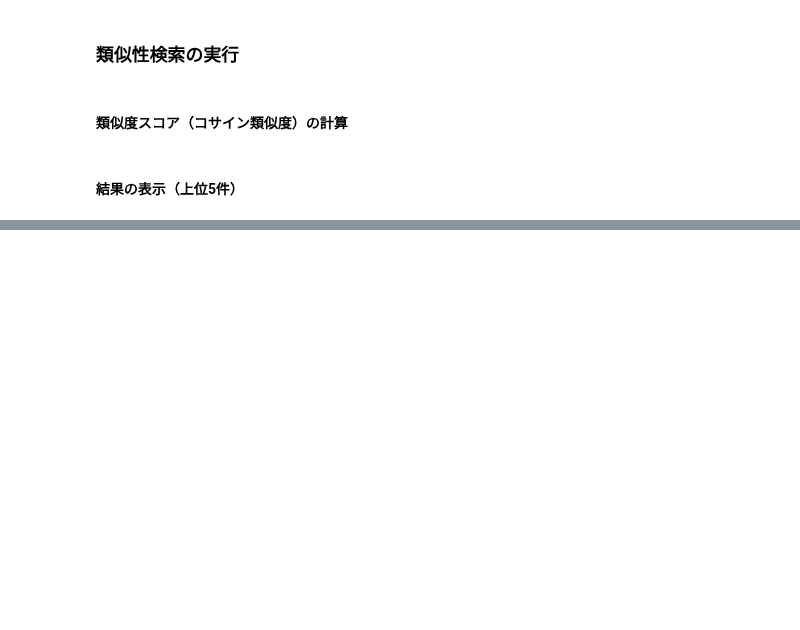
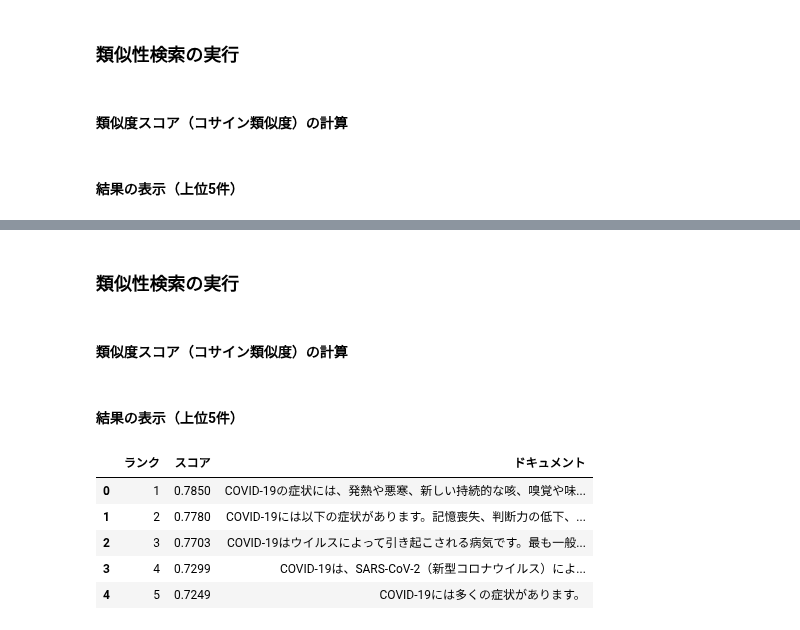
Before and after one commit to kutsushitaneko/orajam23_embedding, a Jupyter notebook: 10_oci_genai_cohere_embed_search.ipynb, the cells around one changed output, grey strips where cells are left out. Drawn from its saved outputs; the diff is of its cells as text; code cells hidden in the pictures; blank space fills up the shorter version.

Commit message:
Cohere Embed が単なるテキストの類似性だけでなくドキュメントの品質にも考慮していることを確認するデモを追加

```diff
--- a/10_oci_genai_cohere_embed_search.ipynb
+++ b/10_oci_genai_cohere_embed_search.ipynb
@@ -327,0 +334,2 @@ display(df.style
+# %%
+query1 = ["COVIT-19の症状は？"]
@@ -327,0 +360,48 @@ display(df.style
+# %%
+embed_text_detail.input_type = "SEARCH_QUERY" # 検索クエリー
+embed_text_detail.inputs = query1
+query_embedding1 = generative_ai_inference_client.embed_text(embed_text_detail)
+# レスポンスオブジェクトから埋め込みベクトルを抽出
+query_vector1 = np.array(query_embedding1.data.embeddings[0])
+# %% [markdown]
+### 類似性検索の実行
+# %% [markdown]
+#### 類似度スコア（コサイン類似度）の計算
+# %%
+# 類似度スコアの計算
+scores = np.dot(query_vector1, np.transpose(doc_embedding_vectors))
+# %% [markdown]
+#### 結果の表示（上位5件）
+# %%
+# スコアとドキュメントをデータフレームに変換
+#top_n = len(documents)
+top_n = 5
+top_doc_idxs = np.argsort(-scores)[:top_n]
+
+df = pd.DataFrame({
+    'ランク': range(1, top_n + 1),
+    'スコア': [f"{scores[i]:.4f}" for i in top_doc_idxs],
+    'ドキュメント': [documents[i] for i in top_doc_idxs]
+})
+# スコアの最小値と最大値に基づいて色付けを行う
+def color_scale(val):
+    score = float(val)
+    color = f'background-color: rgba(255, 99, 71, {score:.2f})'  # 赤色のグラデーション
+    return color
+
+# データフレームを表示（ヒートマップスタイル）
+display(df.style
+        .map(color_scale, subset=['スコア'])
+        .set_properties(**{'text-align': 'left'})
+        .set_table_styles([
+            {'selector': 'th', 'props': [('text-align', 'left'), ('font-weight', 'bold'), ('white-space', 'nowrap')]},
+            {'selector': '.row_heading, .blank', 'props': [('display', 'none')]},
+            {'selector': 'td', 'props': [('padding', '5px')]}
+        ]))
+# %% [output]
+|  | ランク | スコア | ドキュメント |
+| 0 | 1 | 0.7850 | COVID-19の症状には、発熱や悪寒、新しい持続的な咳、嗅覚や味... |
+| 1 | 2 | 0.7780 | COVID-19には以下の症状があります。記憶喪失、判断力の低下、... |
+| 2 | 3 | 0.7703 | COVID-19はウイルスによって引き起こされる病気です。最も一般... |
+| 3 | 4 | 0.7299 | COVID-19は、SARS-CoV-2（新型コロナウイルス）によ... |
+| 4 | 5 | 0.7249 | COVID-19には多くの症状があります。 |
```
Also changed, not shown: parts of 10 cells of this notebook.
